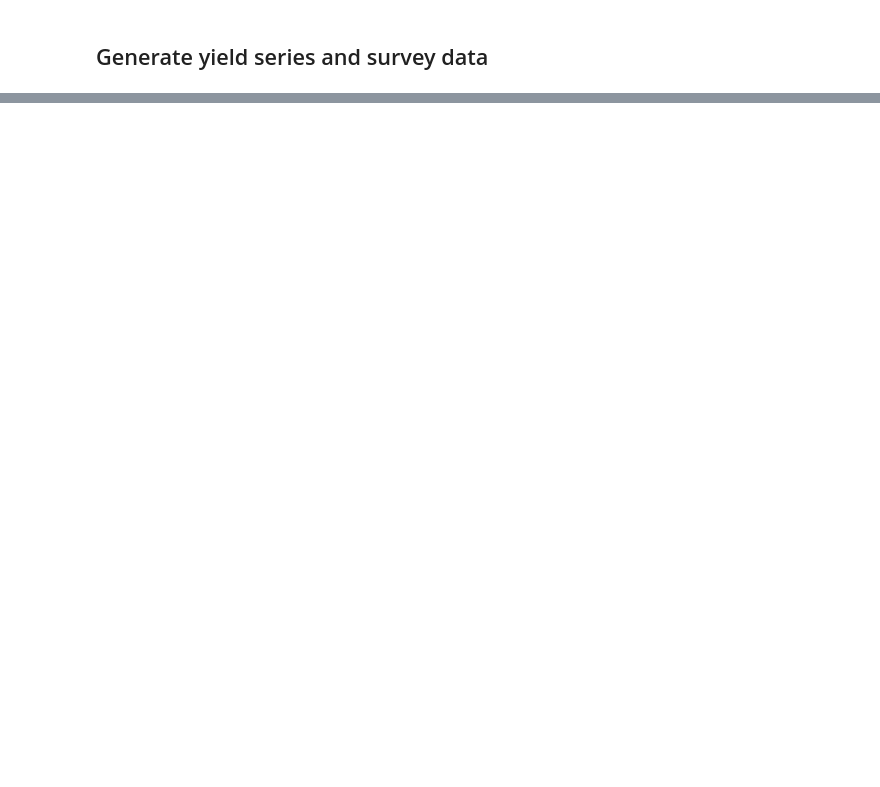
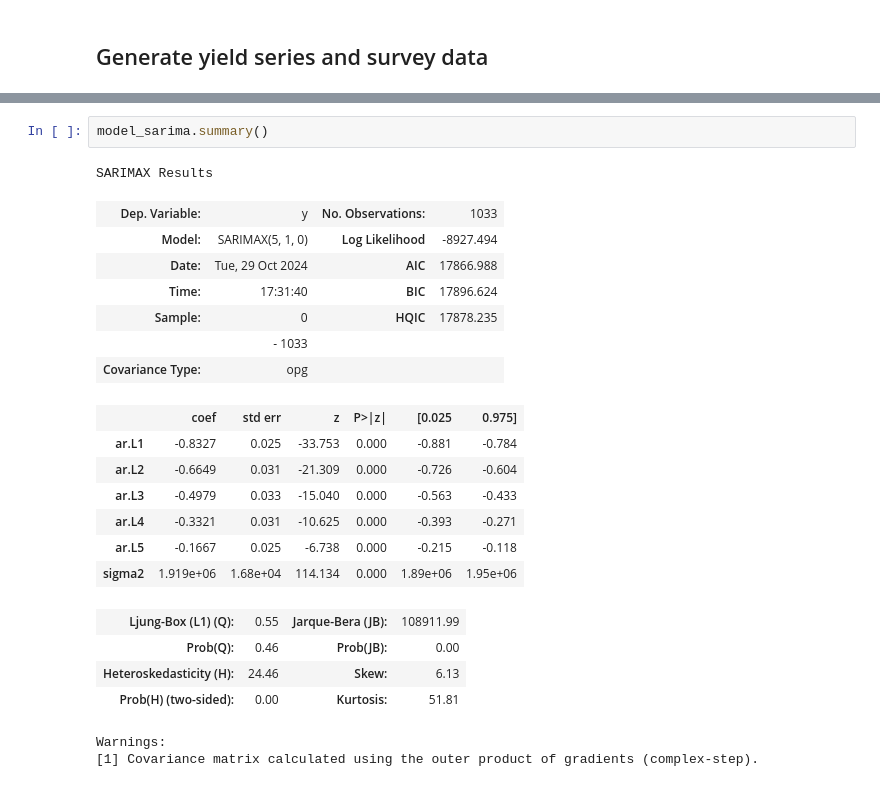
Before and after one commit to Hewhoipia/BDA-BI, a Jupyter notebook: arima/example.ipynb, the cells around one changed output, grey strips where cells are left out. Saved outputs shown, nothing was run; the diff lists cells and outputs as text; blank space fills up the shorter version.

```diff
--- a/arima/example.ipynb
+++ b/arima/example.ipynb
@@ -170,0 +267,24 @@ conn.close
+# %%
+model_sarima.summary()
+# %% [output]
+SARIMAX Results
+| Dep. Variable: | y | No. Observations: | 1033 |
+| Model: | SARIMAX(5, 1, 0) | Log Likelihood | -8927.494 |
+| Date: | Tue, 29 Oct 2024 | AIC | 17866.988 |
+| Time: | 17:31:40 | BIC | 17896.624 |
+| Sample: | 0 | HQIC | 17878.235 |
+|  | - 1033 |  |  |
+| Covariance Type: | opg |  |  |
+|  | coef | std err | z | P>|z| | [0.025 | 0.975] |
+| ar.L1 | -0.8327 | 0.025 | -33.753 | 0.000 | -0.881 | -0.784 |
+| ar.L2 | -0.6649 | 0.031 | -21.309 | 0.000 | -0.726 | -0.604 |
+| ar.L3 | -0.4979 | 0.033 | -15.040 | 0.000 | -0.563 | -0.433 |
+| ar.L4 | -0.3321 | 0.031 | -10.625 | 0.000 | -0.393 | -0.271 |
+| ar.L5 | -0.1667 | 0.025 | -6.738 | 0.000 | -0.215 | -0.118 |
+| sigma2 | 1.919e+06 | 1.68e+04 | 114.134 | 0.000 | 1.89e+06 | 1.95e+06 |
+| Ljung-Box (L1) (Q): | 0.55 | Jarque-Bera (JB): | 108911.99 |
+| Prob(Q): | 0.46 | Prob(JB): | 0.00 |
+| Heteroskedasticity (H): | 24.46 | Skew: | 6.13 |
+| Prob(H) (two-sided): | 0.00 | Kurtosis: | 51.81 |
+Warnings:
+[1] Covariance matrix calculated using the outer product of gradients (complex-step).
```
Also changed, not shown: parts of 30 cells of this notebook.
